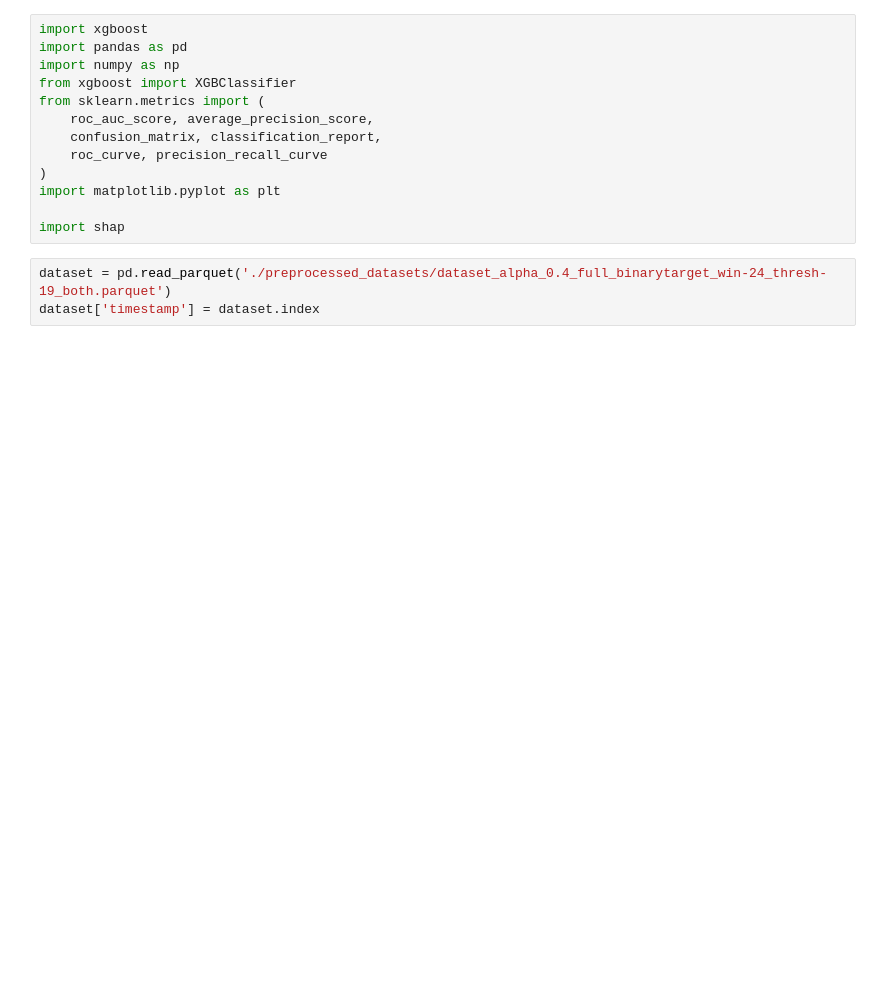
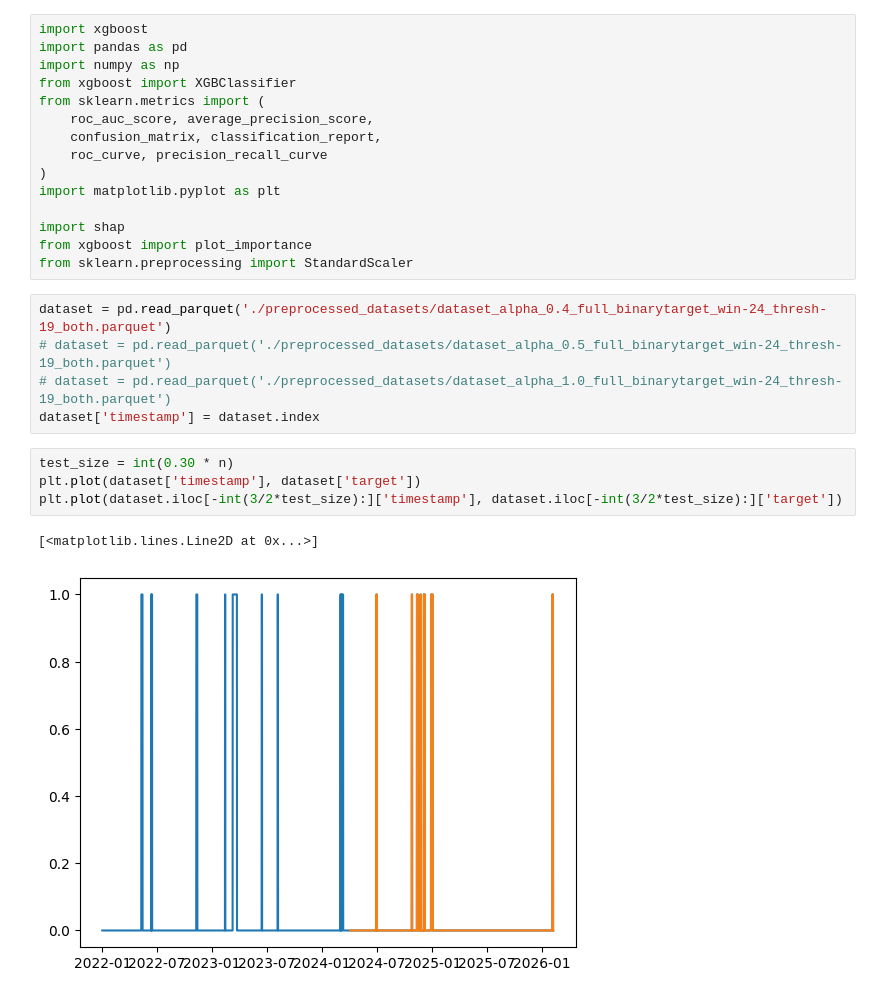
Before and after one commit to ochaff/stablecoin-depeg-forecast, a Jupyter notebook: xgboost.ipynb, the cells around one changed output. Cells and saved outputs as stored; diff of their text form; blank space fills up the shorter version.

```diff
--- a/xgboost.ipynb
+++ b/xgboost.ipynb
@@ -11,9 +11,20 @@ from sklearn.metrics import (
 import matplotlib.pyplot as plt
 
 import shap
+from xgboost import plot_importance
+from sklearn.preprocessing import StandardScaler
 # %%
 dataset = pd.read_parquet('./preprocessed_datasets/dataset_alpha_0.4_full_binarytarget_win-24_thresh-19_both.parquet')
+# dataset = pd.read_parquet('./preprocessed_datasets/dataset_alpha_0.5_full_binarytarget_win-24_thresh-19_both.parquet')
+# dataset = pd.read_parquet('./preprocessed_datasets/dataset_alpha_1.0_full_binarytarget_win-24_thresh-19_both.parquet')
 dataset['timestamp'] = dataset.index
+# %%
+test_size = int(0.30 * n)
+plt.plot(dataset['timestamp'], dataset['target'])
+plt.plot(dataset.iloc[-int(3/2*test_size):]['timestamp'], dataset.iloc[-int(3/2*test_size):]['target'])
+# %% [output]
+[<matplotlib.lines.Line2D at 0x...>]
+[figure, added]
 # %%
 TIME_COL = "timestamp"
 TARGET_COL = "target"
```
Also changed, not shown: parts of 10 cells of this notebook, 1 other file.
